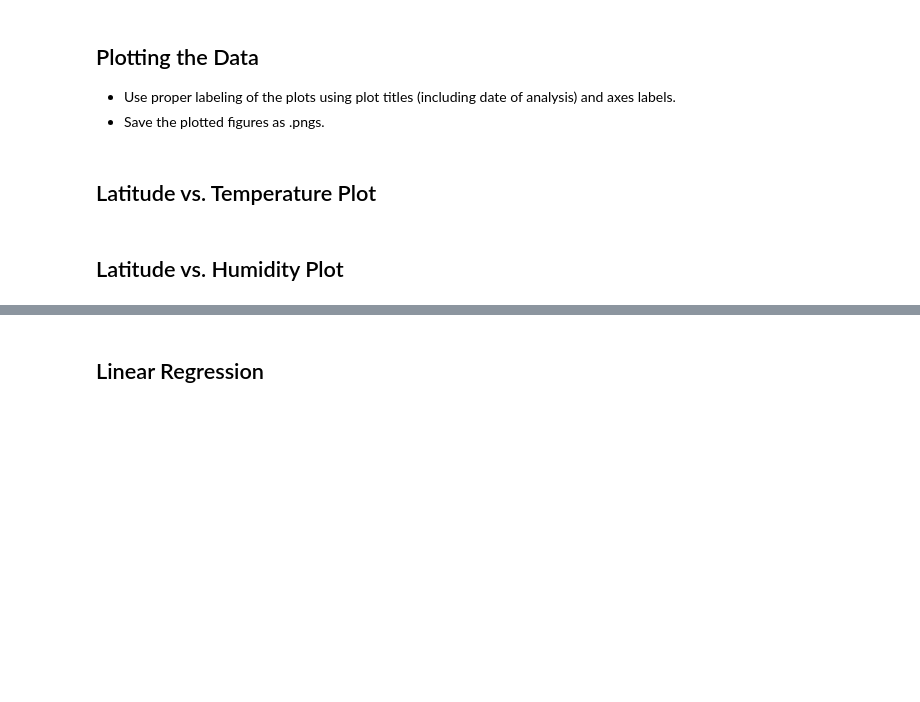
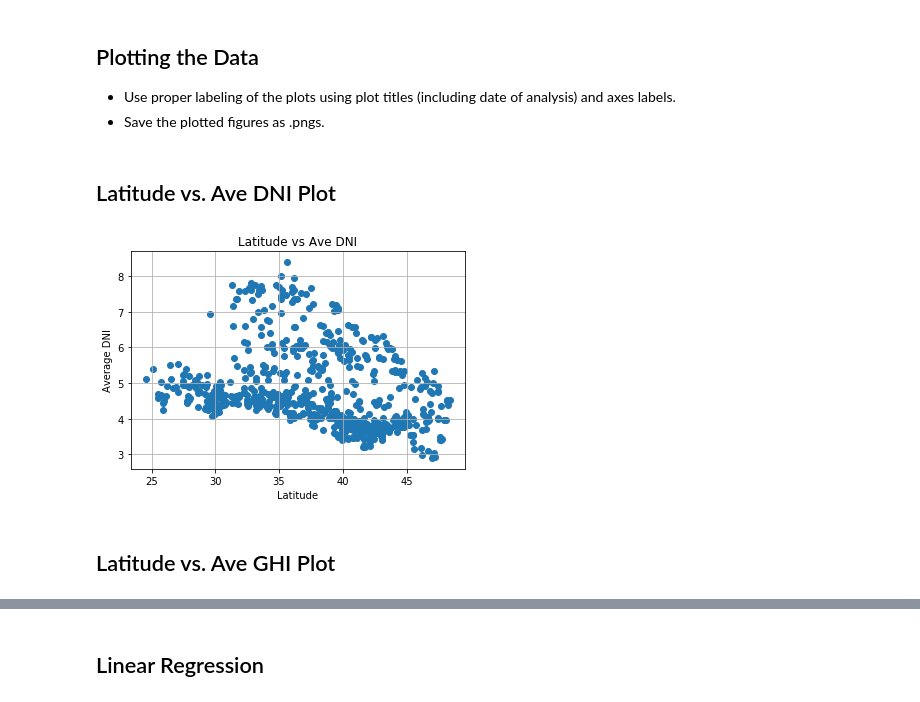
Before and after one commit to dborowski16/renewable-energy-analysis, a Jupyter notebook: APIstarter.ipynb, the cells around one changed output, grey strips where cells are left out. Cells and saved outputs as stored; diff of their text form; code cells hidden in the pictures; blank space fills up the shorter version.

```diff
--- a/APIstarter.ipynb
+++ b/APIstarter.ipynb
@@ -133,4 +142,5 @@ weather_dict={
 }
 weather_data = pd.DataFrame(weather_dict)
 weather_data.count()
+weather_data=weather_data.round(1)
 weather_data.to_csv('output_data/Exported_weather_data.csv')
@@ -145,0 +147,8 @@ weather_data.head()
+# %%
+weather_data['Lat']=pd.to_numeric(weather_data['Lat'])
+weather_data['Lng']=pd.to_numeric(weather_data['Lng'])
+weather_data['Humidity']=pd.to_numeric(weather_data['Humidity'])
+weather_data['Cloudiness']=pd.to_numeric(weather_data['Cloudiness'])
+weather_data['Wind_Speed']=pd.to_numeric(weather_data['Wind_Speed'])
+weather_data['Date']=pd.to_numeric(weather_data['Date'])
+weather_data.describe()
@@ -178,13 +197,15 @@ for index, row in weather_data.iterrows():
         avg_ghi_annual.append(response['outputs']['avg_dni']['annual'])
         avg_lat_tilt_annual.append(response['outputs']['avg_dni']['annual'])
         count+=1
-        print(f'Processing Recored {count} of {len(cities)} | {city}')
+        print(f"Processing Recored {count} of {len(cities)} | {row['City']}")
     except:
         avg_dni_annual.append("")
         avg_ghi_annual.append("")
         avg_lat_tilt_annual.append("")
         missing+=1
-        print(f'Solar data not found. Skipping, total not found = {missing}')
+        print(f"Solar data not found for {row['City']}. Skipping, total not found = {missing}")
+    if count+missing >=1000:
+        break
 
-    time.sleep(15)
+    time.sleep(2)
 # %% [output]
@@ -236,3 +262,17 @@ combined_data.head()
 ## Inspect the data and remove the cities where the humidity > 100%.
 ----
 Skip this step if there are no cities that have humidity > 100%.
+# %%
+# convert solar data to float
+combined_data['Lat']=pd.to_numeric(combined_data['Lat'])
+combined_data['Lng']=pd.to_numeric(combined_data['Lng'])
+combined_data['Max_Temp']=pd.to_numeric(combined_data['Max_Temp'])
+combined_data['Humidity']=pd.to_numeric(combined_data['Humidity'])
+combined_data['Cloudiness']=pd.to_numeric(combined_data['Cloudiness'])
+combined_data['Wind_Speed']=pd.to_numeric(combined_data['Wind_Speed'])
+combined_data['Date']=pd.to_numeric(combined_data['Date'])
+combined_data['Ave DNI']=pd.to_numeric(combined_data['Ave DNI'])
+combined_data['Ave GHI']=pd.to_numeric(combined_data['Ave GHI'])
+combined_data['Ave Lat Tilt']=pd.to_numeric(combined_data['Ave Lat Tilt'])
+combined_data.to_csv('output_data/Exported_weather_data.csv')
+combined_data.dtypes
@@ -254,14 +310,16 @@ print(f'Max humidity is {weather_data["Humidity"].max()}')
 * Use proper labeling of the plots using plot titles (including date of analysis) and axes labels.
 * Save the plotted figures as .pngs.
 # %% [markdown]
-## Latitude vs. Temperature Plot
+## Latitude vs. Ave DNI Plot
 # %%
-plt.scatter(weather_data["Lat"], weather_data["Max_Temp"])
-plt.title('Latitude vs Max Temp')
+plt.scatter(combined_data["Lat"], combined_data["Ave DNI"])
+plt.title('Latitude vs Ave DNI')
 plt.xlabel('Latitude')
-plt.ylabel('Max Temperature')
+plt.ylabel('Average DNI')
 plt.grid()
-plt.savefig('../output_data/Lat_vs_Temp.png')
+# plt.savefig('../output_data/Lat_vs_Ave_DNI.png')
+# %% [output]
+[figure, added]
 # %% [markdown]
-## Latitude vs. Humidity Plot
+## Latitude vs. Ave GHI Plot
 # %%
```
Also changed, not shown: parts of 28 cells of this notebook, 5 other files.
